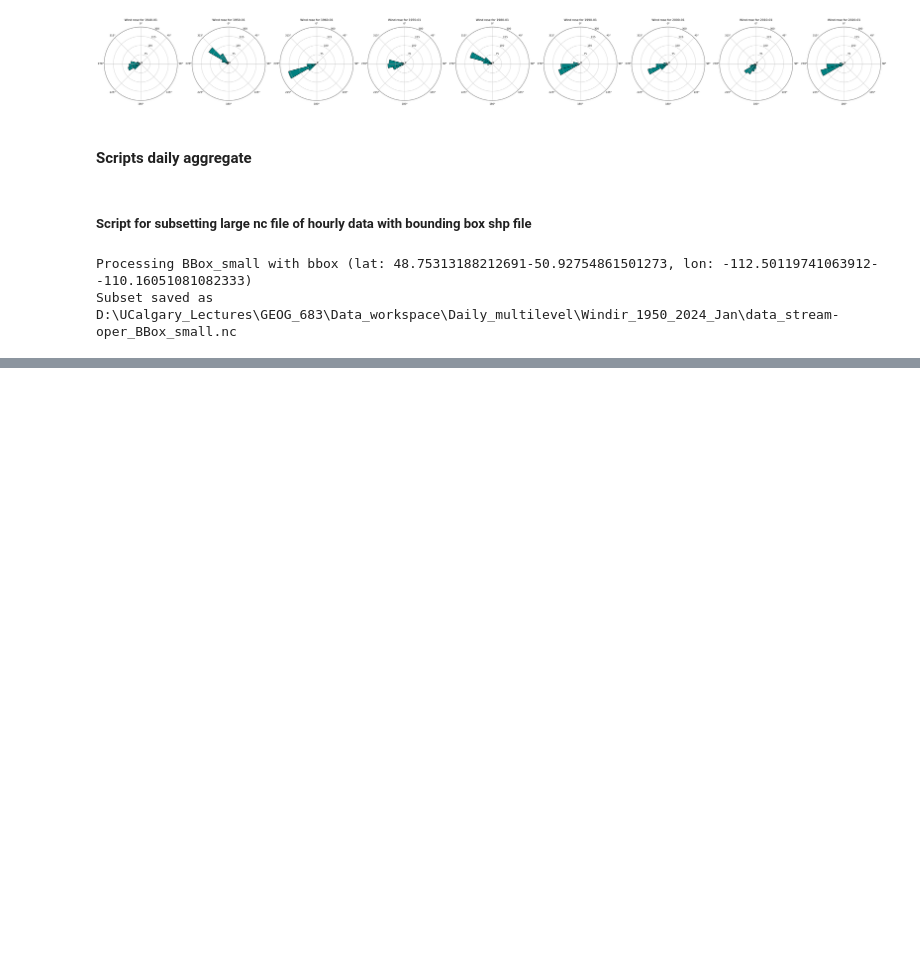
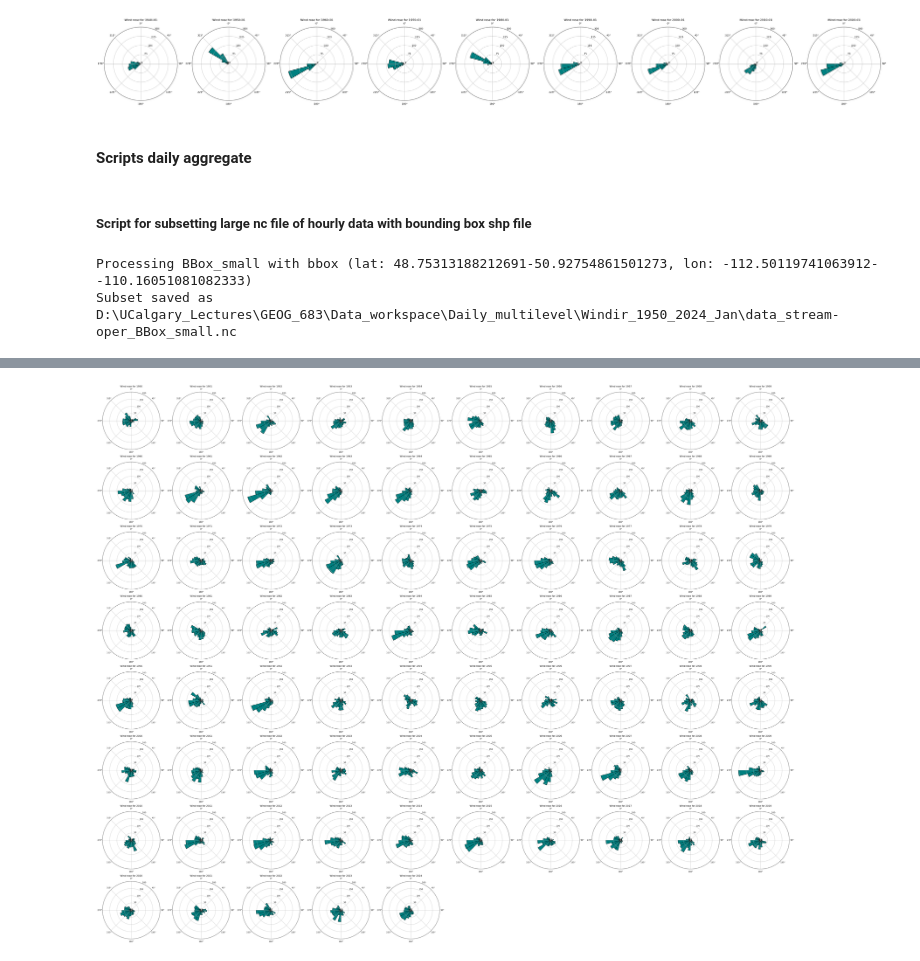
Before and after one commit to rahmansunbeam/geog683_proj_climatetrend, a Jupyter notebook: CalculateWindVectorTif.ipynb, the cells around one changed output, grey strips where cells are left out. Cells and saved outputs as stored; diff of their text form; code cells hidden in the pictures; blank space fills up the shorter version.

```diff
--- a/CalculateWindVectorTif.ipynb
+++ b/CalculateWindVectorTif.ipynb
@@ -591,0 +598,96 @@ Wind direction bin counts saved to D:\UCalgary_Lectures\GEOG_683\Data_workspace\
+# %%
+import numpy as np
+import pandas as pd
+import matplotlib.pyplot as plt
+
+def plot_windrose_from_csv(csv_file, charts_per_row=10, max_rmax=None):
+    """
+    Reads wind direction data from a CSV file and generates wind rose plots, arranged by decades (10 charts per row).
+
+    Parameters:
+    - csv_file: Path to the input CSV file containing wind direction bin counts.
+    - charts_per_row: Number of charts per row (default is 10).
+    - max_rmax: The maximum radius for the polar plots (optional). If None, it will auto-scale based on data.
+    """
+    try:
+        wind_data = pd.read_csv(csv_file)
+    except Exception as e:
+        raise ValueError(f"Error loading CSV file: {e}")
+
+    if 'year' not in wind_data.columns or 'month' not in wind_data.columns:
+        raise ValueError("The input CSV must contain 'year' and 'month' columns.")
+
+    # Extract columns that correspond to direction bins
+    direction_bin_columns = wind_data.columns.difference(['year', 'month'])
+
+    # Reshape the data into the desired format
+    frequency_by_bin = wind_data.set_index(['year', 'month'])[direction_bin_columns]
+
+    if frequency_by_bin.empty:
+        raise ValueError("No wind direction data found in the CSV file.")
+
+    num_years = len(frequency_by_bin.index.get_level_values('year').unique())
+
+    # Calculate number of rows needed based on the number of years
+    num_rows = (num_years // charts_per_row) + (1 if num_years % charts_per_row != 0 else 0)
+
+    # Create a figure with multiple subplots
+    fig, axes = plt.subplots(num_rows, charts_per_row, subplot_kw=dict(projection='polar'),
+                             figsize=(5 * charts_per_row, 5 * num_rows))
+
+    axes = axes.flatten()  # Flatten the axes array for easier iteration
+
+    # Extract the bin ranges from column names (e.g., "0-15", "15-30", etc.)
+    bin_labels = direction_bin_columns
+    num_bins = len(bin_labels)
+
+    # Calculate the center of each bin (e.g., "225-240" -> center is 232.5°)
+    angles = []
+    for bin_label in bin_labels:
+        bin_range = bin_label.split('-')
+        bin_start = float(bin_range[0])
+        bin_end = float(bin_range[1])
+        bin_center = (bin_start + bin_end) / 2  # Calculate the center angle of the bin
+        angles.append(bin_center)
+    angles = np.radians(angles)  # Convert to radians
+
+    # Set rmax if provided, otherwise auto-scale
+    if max_rmax is None:
+        manual_rmax = frequency_by_bin.values.max() * 1.1
+    else:
+        manual_rmax = max_rmax
+
+    color = 'teal'
+
+    for i, (index, data) in enumerate(frequency_by_bin.groupby(level=0)):
+        ax = axes[i]
+
+        # Get the wind direction counts for that year and month
+        data = data.droplevel(0).squeeze()
+
+        # Plot the wind rose
+        bars = ax.bar(angles, data, width=np.radians(15), edgecolor='black', color=color)
+        ax.set_rmax(manual_rmax)
+        ax.set_theta_zero_location('N')
+        ax.set_theta_direction(-1)
+
+        year = index
+        title = f"Wind rose for {year}"
+        ax.set_title(title)
+
+        radial_ticks = np.linspace(0, manual_rmax, num=5)
+        ax.set_rticks(radial_ticks)
+        ax.yaxis.set_major_formatter(plt.FuncFormatter(lambda x, _: f'{int(x)}'))
+
+    # Remove any unused subplots
+    for j in range(i + 1, len(axes)):
+        fig.delaxes(axes[j])
+
+    plt.tight_layout()
+    plt.show()
+
+# Example usage
+csv_file_path = r"D:\UCalgary_Lectures\GEOG_683\Data_workspace\Daily_multilevel\Windir_1950_2024_Jan\wind_direction_15deg_data_stream-oper_BBox_small.csv"
+plot_windrose_from_csv(csv_file_path, max_rmax=200)
+# %% [output]
+[figure, added]
```
Also changed, not shown: parts of 3 cells of this notebook.
